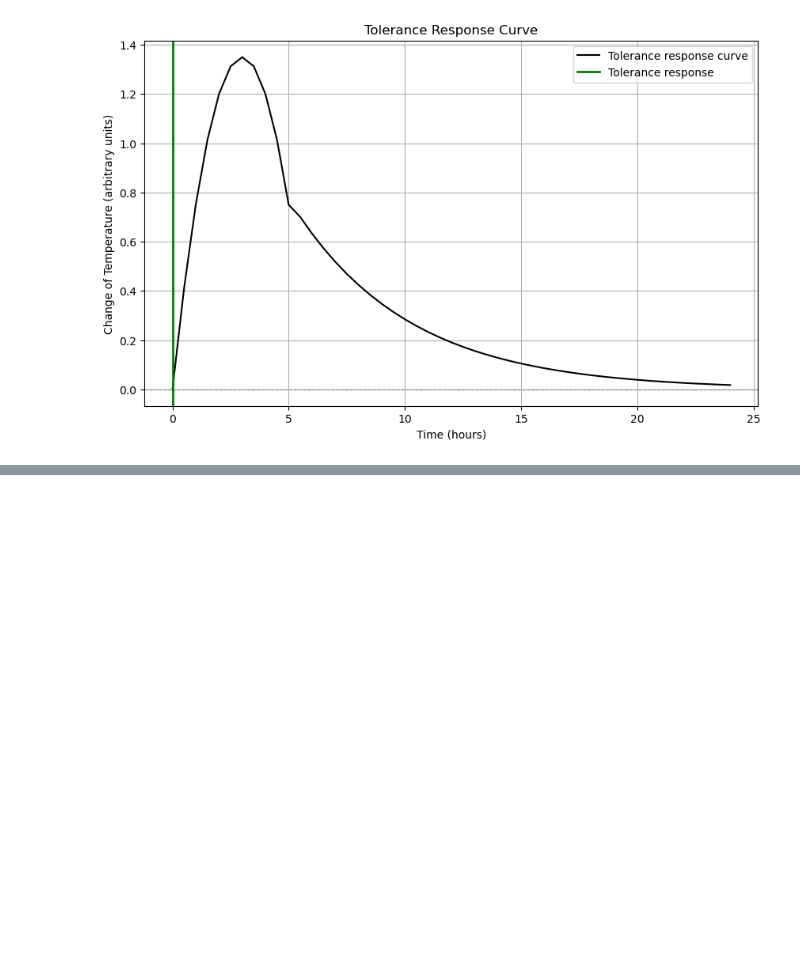
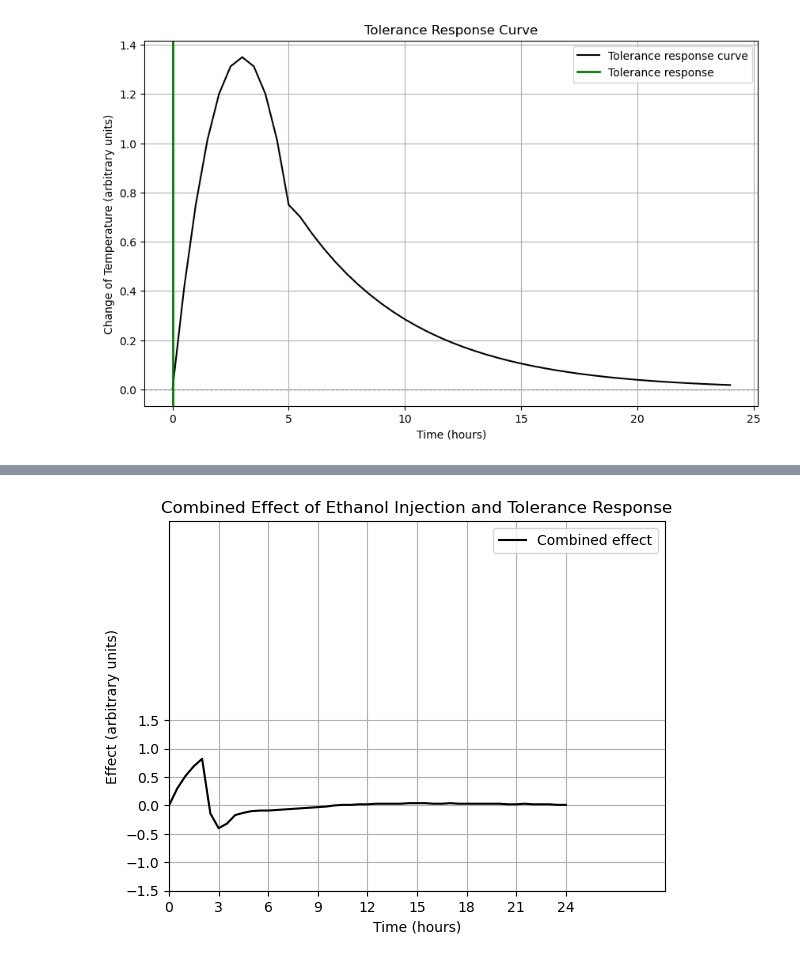
Before and after one commit to TsunomakiWatamelon/Homeostatic-Reinforcement-Learning, a Jupyter notebook: test.ipynb, the cells around one changed output, grey strips where cells are left out. Saved outputs shown, nothing was run; the diff lists cells and outputs as text; code cells hidden in the pictures; blank space fills up the shorter version.

```diff
--- a/test.ipynb
+++ b/test.ipynb
@@ -220,0 +118,78 @@ Time: 24.0 hours, Ethanol effect: -0.00, Tolerance effect: 0.02
+# %%
+import numpy as np
+import matplotlib.pyplot as plt
+import torch
+
+class EthanolInjection:
+    def __init__(self, injection_timestep):
+        self.injection_timestep = injection_timestep
+
+    def ethanol_curve(self, t):
+        t = t - self.injection_timestep  # Adjust time for injection
+        if t <= 0:
+            return 0
+        values = {0.0: 0, 0.5: 1.05, 1.0: 1.38, 1.5: 1.36, 2.0: 1.26, 2.5: 1.12, 3.0: 1.0, 3.5: 0.90, 4.0: 0.83, 4.5: 0.75, 5.0: 0.68, 5.5: 0.61, 6.0: 0.55, 6.5: 0.49, 7.0: 0.44, 7.5: 0.39, 8.0: 0.34, 8.5: 0.3, 9.0: 0.27, 9.5: 0.23, 10.0: 0.21, 10.5: 0.18, 11.0: 0.16, 11.5: 0.14, 12.0: 0.12, 12.5: 0.1, 13.0: 0.09, 13.5: 0.08, 14.0: 0.07, 14.5: 0.06, 15.0: 0.05, 15.5: 0.05, 16.0: 0.04, 16.5: 0.03, 17.0: 0.03, 17.5: 0.02, 18.0: 0.02, 18.5: 0.02, 19.0: 0.02, 19.5: 0.01, 20.0: 0.01, 20.5: 0.01, 21.0: 0.01, 21.5: 0.01, 22.0: 0.01, 22.5: 0.01, 23.0: 0.01, 23.5: 0.01, 24.0: 0}
+
+
+        return -values.get(t, 0)
+
+    def get_effect(self, t):
+        """
+        Returns the effect of the ethanol injection
+        """
+        return self.ethanol_curve(t - self.injection_timestep)
+
+class ToleranceResponse:
+    def __init__(self, response_timestep):
+        self.response_timestep = response_timestep
+
+    def tolerance_response_curve(self, t):
+        t = t - self.response_timestep  # Adjust time for injection
+        if t <= 0:
+            return 0
+        values = {0.0: 0.0, 0.5: 0.3, 1.0: 0.52, 1.5: 0.69, 2.0: 0.82, 2.5: 0.91, 3.0: 0.98, 3.5: 1.04, 4.0: 1.09, 4.5: 0.99, 5.0: 0.9, 5.5: 0.81, 6.0: 0.74, 6.5: 0.67, 7.0: 0.61, 7.5: 0.55, 8.0: 0.5, 8.5: 0.45, 9.0: 0.41, 9.5: 0.37, 10.0: 0.34, 10.5: 0.31, 11.0: 0.28, 11.5: 0.25, 12.0: 0.23, 12.5: 0.21, 13.0: 0.19, 13.5: 0.17, 14.0: 0.15, 14.5: 0.14, 15.0: 0.13, 15.5: 0.12, 16.0: 0.1, 16.5: 0.09, 17.0: 0.09, 17.5: 0.08, 18.0: 0.07, 18.5: 0.06, 19.0: 0.06, 19.5: 0.05, 20.0: 0.05, 20.5: 0.04, 21.0: 0.04, 21.5: 0.04, 22.0: 0.03, 22.5: 0.03, 23.0: 0.03, 23.5: 0.02, 24.0: 0.02}
+
+        return values.get(t, 0)
+
+    def get_effect(self, t):
+        """
+        Returns the effect of the tolerance response
+        """
+        return self.tolerance_response_curve(t - self.response_timestep)
+
+# Parameters for simulation
+time_span = 24  # Total hours
+time_step = 0.5  # 30-minute increments
+time_points = np.arange(0, time_span + time_step, time_step)  # Time array
+
+# Initialize classes
+ethanol_injection = EthanolInjection(injection_timestep=1)
+tolerance_response = ToleranceResponse(response_timestep=0)
+
+# Compute combined effect
+combined_effect = []
+for t in time_points:
+    ethanol_effect = ethanol_injection.get_effect(t)
+    tolerance_effect = tolerance_response.get_effect(t)
+    print(f"Time: {t:.1f} hours, Ethanol effect: {ethanol_effect:.2f}, Tolerance effect: {tolerance_effect:.2f}")
+    combined_effect.append(ethanol_effect + tolerance_effect)
+
+# Créer une figure et un axe
+fig, ax = plt.subplots()
+# Définir les limites des axes
+ax.set_xlim(0, 30)  # Par exemple, 10 cases en x (chaque case = 3 unités)
+ax.set_ylim(0, 5)   # Par exemple, 10 cases en y (chaque case = 0.5 unité)
+# Définir les ticks pour que chaque case corresponde à une unité bien définie
+ax.set_xticks(range(0, 27, 3))  # Ticks tous les 3 unités en x
+ax.set_yticks([i * 0.5 for i in range(-3, 4)])  # Ticks tous les 0.5 unités en y
+
+# Plot the combined effect
+ax.plot(time_points, combined_effect, label="Combined effect", color="black")
+# 3x = 0.5y scaling
+
+ax.set_title("Combined Effect of Ethanol Injection and Tolerance Response")
+ax.set_xlabel("Time (hours)")
+ax.set_ylabel("Effect (arbitrary units)")
+ax.legend()
+ax.grid(True)
+# %% [output]
@@ -220,0 +213 @@ Time: 24.0 hours, Ethanol effect: -0.00, Tolerance effect: 0.02
+[figure, added]
```
Also changed, not shown: parts of 3 cells of this notebook, 2 other files.
